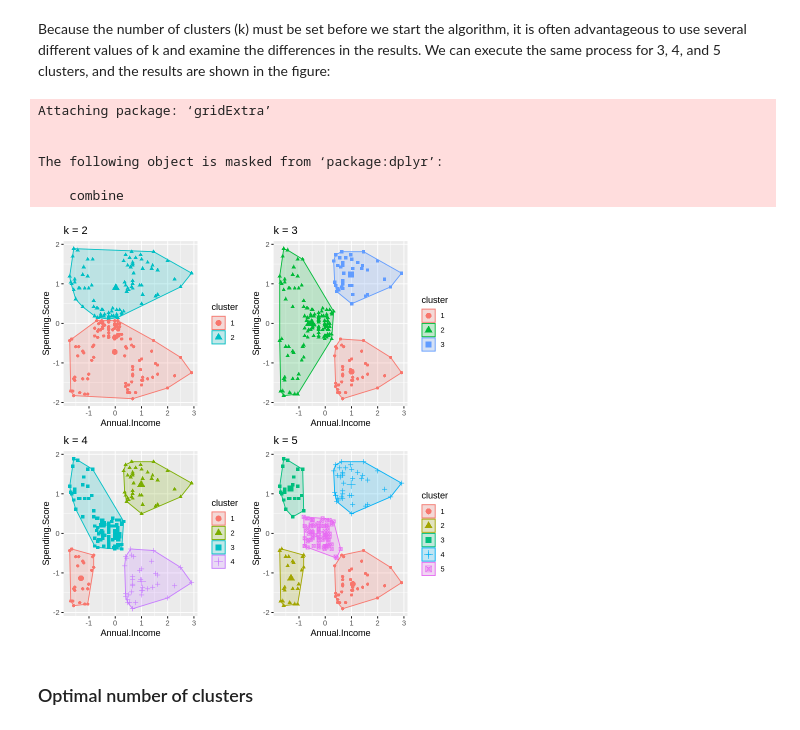
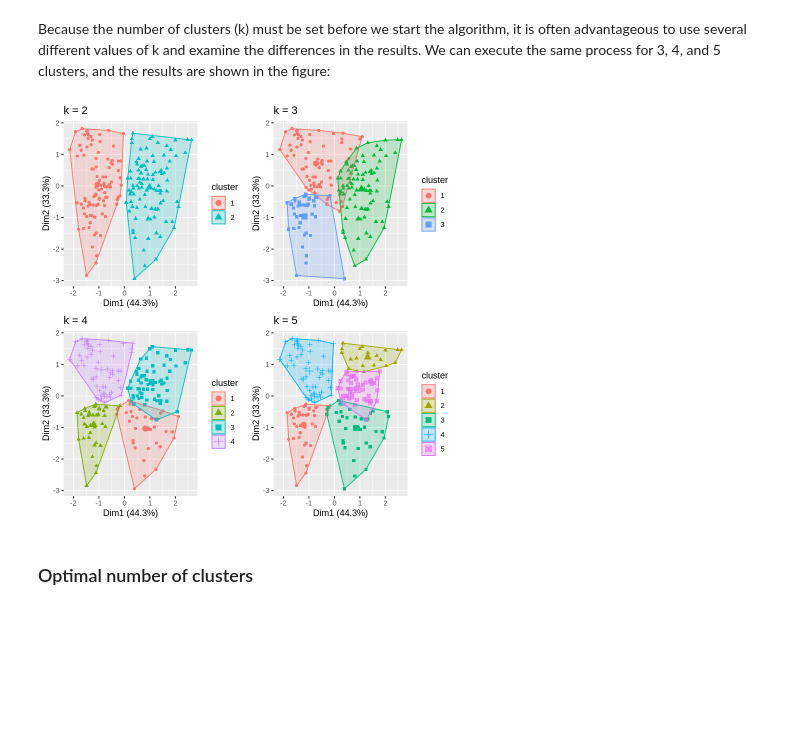
Before and after one commit to nv-hiep/customer_clustering, a Jupyter notebook: Customer_Segmentation_with_Kmeans_using_R.ipynb, the cells around one changed output. Cells and saved outputs as stored; diff of their text form; code cells hidden in the pictures; blank space fills up the shorter version.

```diff
--- a/Customer_Segmentation_with_Kmeans_using_R.ipynb
+++ b/Customer_Segmentation_with_Kmeans_using_R.ipynb
@@ -177,7 +183,7 @@ tb <- na.omit(tb)
 # as categorical variables are discrete and do not have any natural origin.
 # So computing euclidean distance for such as space is not meaningful.
 
-df <- tb %>%
-         select(Annual.Income, Spending.Score) %>% as_tibble()
-head(df,4)
+tb_scaled <- tb %>%
+         select(Age, Annual.Income, Spending.Score) %>% as_tibble()
+head(tb_scaled,4)
 # %% [output]
@@ -193,6 +199,6 @@ A tibble: 4 × 2
 # we start by scaling/standardizing the data using the R function scale.
 
 # Standardize the data
-df <- scale(df) %>% as_tibble()
-head(df,5)
+tb_scaled <- scale(tb_scaled) %>% as_tibble()
+head(tb_scaled,4)
 # %% [output]
@@ -254,7 +277,7 @@ Use the "kmeans" function to compute k-means in R. Set the number of groups/clus
 # %% [markdown]
 ### With 2 clusters
 # %%
-k2_model <- kmeans(df, centers = 2, nstart = 25)
+k2_model <- kmeans(tb_scaled, centers = 2, nstart = 25)
 
 # Show the clusters from the model
 print(k2_model$cluster)
@@ -358,26 +500,20 @@ The quality of the partition is 51.87%. This value has no real interpretation in
 # %% [markdown]
 Because the number of clusters (k) must be set before we start the algorithm, it is often advantageous to use several different values of k and examine the differences in the results. We can execute the same process for 3, 4, and 5 clusters, and the results are shown in the figure:
 # %%
-k3_model <- kmeans(df, centers = 3, nstart = 25)
-k4_model <- kmeans(df, centers = 4, nstart = 25)
-k5_model <- kmeans(df, centers = 5, nstart = 25)
+k3_model <- kmeans(tb_scaled, centers = 3, nstart = 25)
+k4_model <- kmeans(tb_scaled, centers = 4, nstart = 25)
+k5_model <- kmeans(tb_scaled, centers = 5, nstart = 25)
 # %%
 # plots to compare
-p1 <- fviz_cluster(k2_model, geom = "point", data = df) + ggtitle("k = 2")
-p2 <- fviz_cluster(k3_model, geom = "point",  data = df) + ggtitle("k = 3")
-p3 <- fviz_cluster(k4_model, geom = "point",  data = df) + ggtitle("k = 4")
-p4 <- fviz_cluster(k5_model, geom = "point",  data = df) + ggtitle("k = 5")
+p1 <- fviz_cluster(k2_model, geom = "point", data = tb_scaled) + ggtitle("k = 2")
+p2 <- fviz_cluster(k3_model, geom = "point",  data = tb_scaled) + ggtitle("k = 3")
+p3 <- fviz_cluster(k4_model, geom = "point",  data = tb_scaled) + ggtitle("k = 4")
+p4 <- fviz_cluster(k5_model, geom = "point",  data = tb_scaled) + ggtitle("k = 5")
 
 library(gridExtra)
 grid.arrange(p1, p2, p3, p4, nrow = 2)
 # %% [output]
-Attaching package: ‘gridExtra’
-
-
-The following object is masked from ‘package:dplyr’:
-
-    combine
-[figure, old version]
+[figure, new version]
 # %% [markdown]
 
 ### Optimal number of clusters
```
Also changed, not shown: parts of 65 cells of this notebook.
